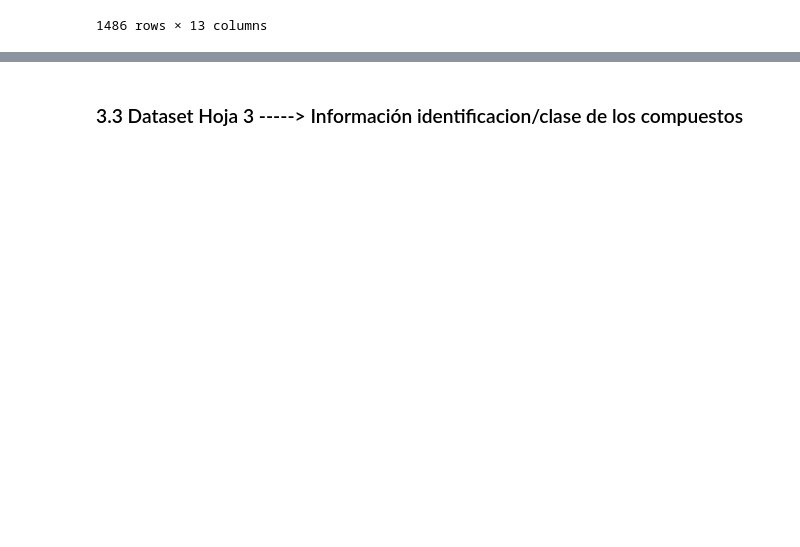
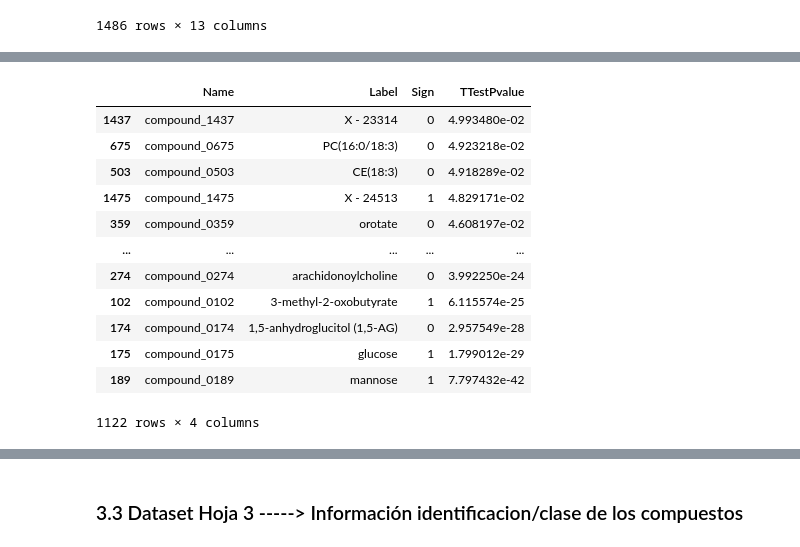
Before and after one commit to MetaboClaud/EDA-Human-Serum-Metabolome-Variability, a Jupyter notebook: src/notebooks/EDA_PRUEBAS.ipynb, the cells around one changed output, grey strips where cells are left out. Drawn from its saved outputs; the diff is of its cells as text; code cells hidden in the pictures; blank space fills up the shorter version.

```diff
--- a/src/notebooks/EDA_PRUEBAS.ipynb
+++ b/src/notebooks/EDA_PRUEBAS.ipynb
@@ -520,0 +628,22 @@ Loading BokehJS ...
+# %%
+#ordenar T-test
+Tabla_estadistica=Tabla_estadistica.sort_values(by="TTestPvalue", ascending=False)
+# %%
+#Coger aquellos que p valor <=0.05
+Ttest=Tabla_estadistica[Tabla_estadistica['TTestPvalue'] <= 0.05]
+# %%
+Ttest.loc[:, ["Name", "Label", "Sign","TTestPvalue"]]
+# %% [output]
+|  | Name | Label | Sign | TTestPvalue |
+| 1437 | compound_1437 | X - 23314 | 0 | 4.993480e-02 |
+| 675 | compound_0675 | PC(16:0/18:3) | 0 | 4.923218e-02 |
+| 503 | compound_0503 | CE(18:3) | 0 | 4.918289e-02 |
+| 1475 | compound_1475 | X - 24513 | 1 | 4.829171e-02 |
+| 359 | compound_0359 | orotate | 0 | 4.608197e-02 |
+| ... | ... | ... | ... | ... |
+| 274 | compound_0274 | arachidonoylcholine | 0 | 3.992250e-24 |
+| 102 | compound_0102 | 3-methyl-2-oxobutyrate | 1 | 6.115574e-25 |
+| 174 | compound_0174 | 1,5-anhydroglucitol (1,5-AG) | 0 | 2.957549e-28 |
+| 175 | compound_0175 | glucose | 1 | 1.799012e-29 |
+| 189 | compound_0189 | mannose | 1 | 7.797432e-42 |
+1122 rows × 4 columns
```
Also changed, not shown: parts of 34 cells of this notebook.
